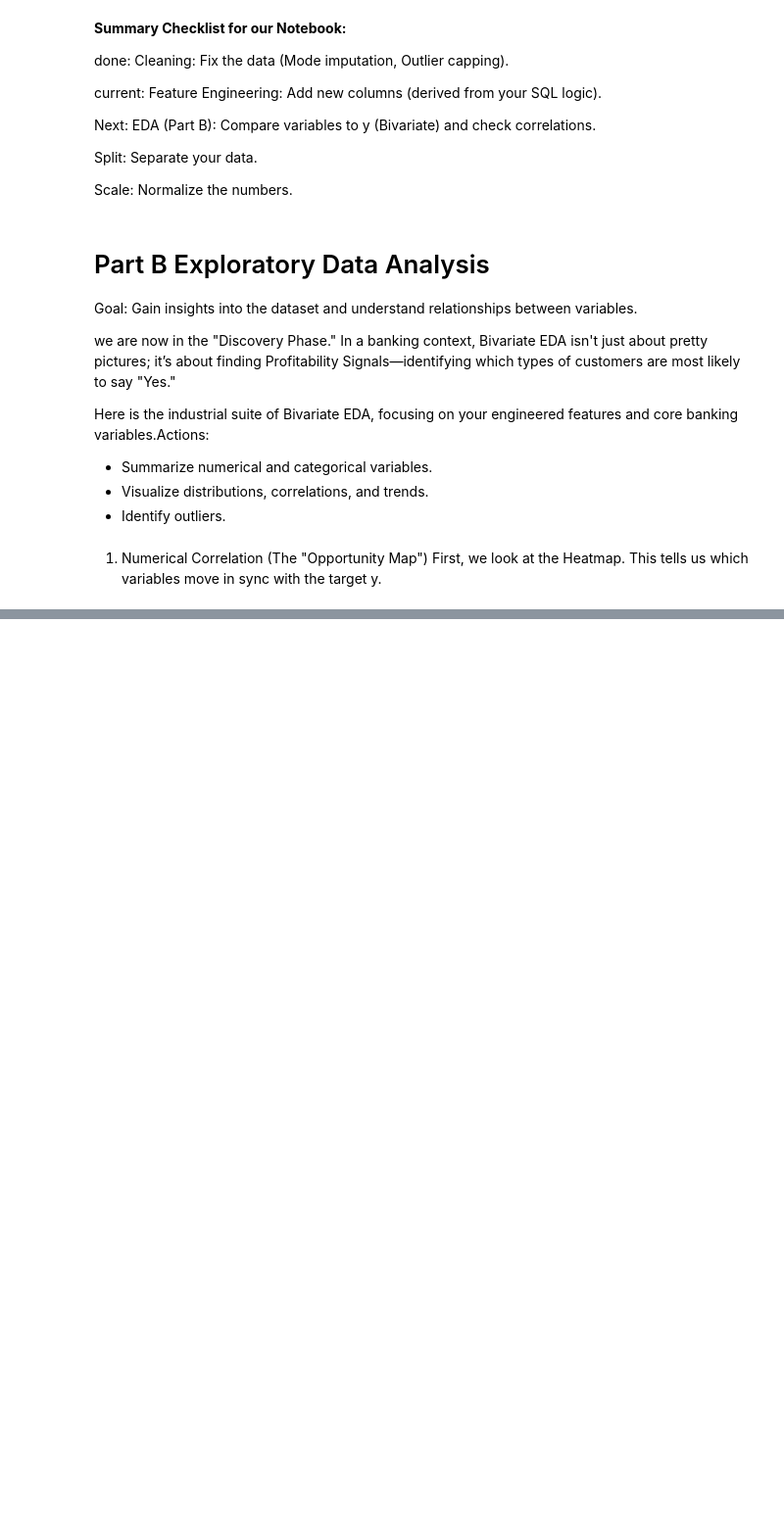
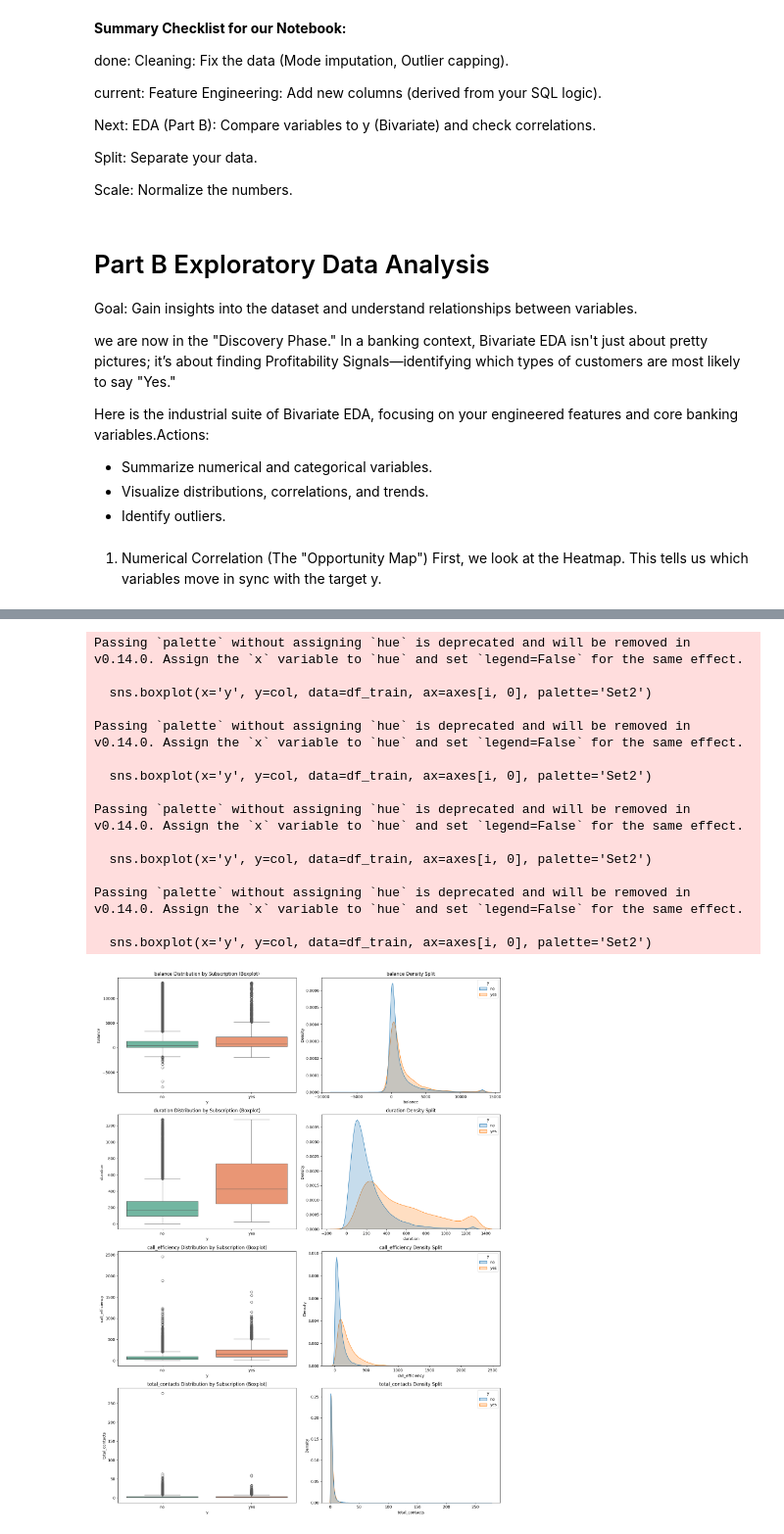
Before and after one commit to Jal247/bank-subscription-propensity-model, a Jupyter notebook: notebooks/data_splitting_Deep Cleaning_Detail_EDA_and_feature_engg.ipynb, the cells around one changed output, grey strips where cells are left out. Shown at 98% size. Cells and saved outputs as stored; diff of their text form; code cells hidden in the pictures; blank space fills up the shorter version.

```diff
--- a/notebooks/data_splitting_Deep Cleaning_Detail_EDA_and_feature_engg.ipynb
+++ b/notebooks/data_splitting_Deep Cleaning_Detail_EDA_and_feature_engg.ipynb
@@ -365,0 +385,38 @@ ValueError: Could not interpret value `job_type` for `x`. An entry with this nam
+# %%
+import seaborn as sns
+import matplotlib.pyplot as plt
+
+# Columns to analyze
+num_cols = ['balance', 'duration', 'call_efficiency', 'total_contacts']
+
+# Create a multi-plot grid
+fig, axes = plt.subplots(len(num_cols), 2, figsize=(15, 20))
+
+for i, col in enumerate(num_cols):
+    # 1. Boxplot - Shows medians and spreads clearly
+    sns.boxplot(x='y', y=col, data=df_train, ax=axes[i, 0], palette='Set2')
+    axes[i, 0].set_title(f'{col} Distribution by Subscription (Boxplot)')
+
+    # 2. KDE Plot - Shows the "overlap" between Yes and No
+    sns.kdeplot(data=df_train, x=col, hue='y', common_norm=False, ax=axes[i, 1], fill=True)
+    axes[i, 1].set_title(f'{col} Density Split')
+
+plt.tight_layout()
+plt.show()
+# %% [output]
+Passing `palette` without assigning `hue` is deprecated and will be removed in v0.14.0. Assign the `x` variable to `hue` and set `legend=False` for the same effect.
+
+  sns.boxplot(x='y', y=col, data=df_train, ax=axes[i, 0], palette='Set2')
+
+Passing `palette` without assigning `hue` is deprecated and will be removed in v0.14.0. Assign the `x` variable to `hue` and set `legend=False` for the same effect.
+
+  sns.boxplot(x='y', y=col, data=df_train, ax=axes[i, 0], palette='Set2')
+
+Passing `palette` without assigning `hue` is deprecated and will be removed in v0.14.0. Assign the `x` variable to `hue` and set `legend=False` for the same effect.
+
+  sns.boxplot(x='y', y=col, data=df_train, ax=axes[i, 0], palette='Set2')
+
+Passing `palette` without assigning `hue` is deprecated and will be removed in v0.14.0. Assign the `x` variable to `hue` and set `legend=False` for the same effect.
+
+  sns.boxplot(x='y', y=col, data=df_train, ax=axes[i, 0], palette='Set2')
+[figure, added]
```
Also changed, not shown: parts of 19 cells of this notebook, 2 other files.
